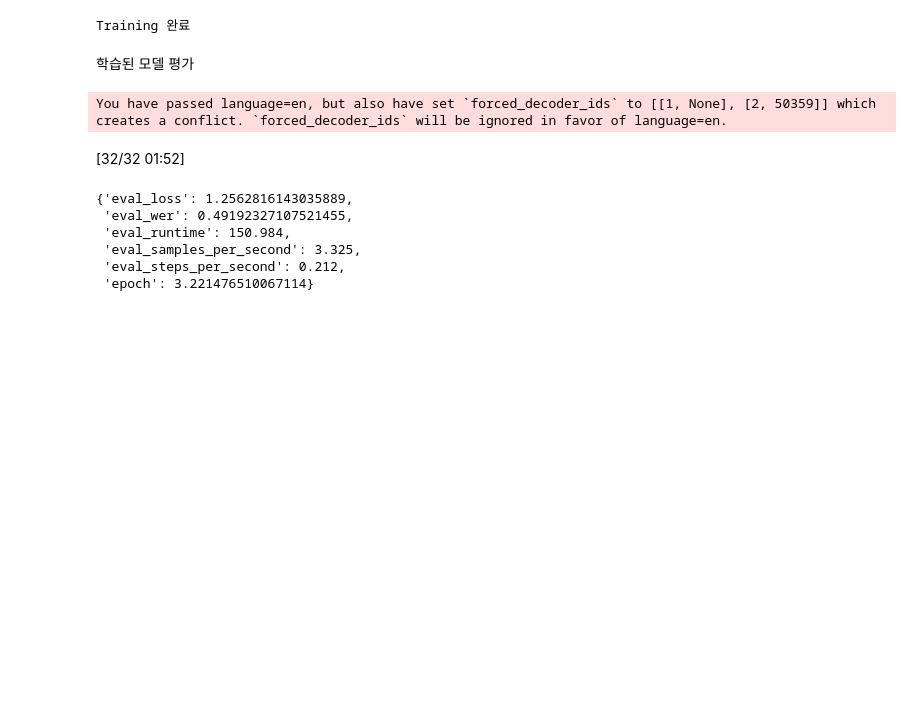
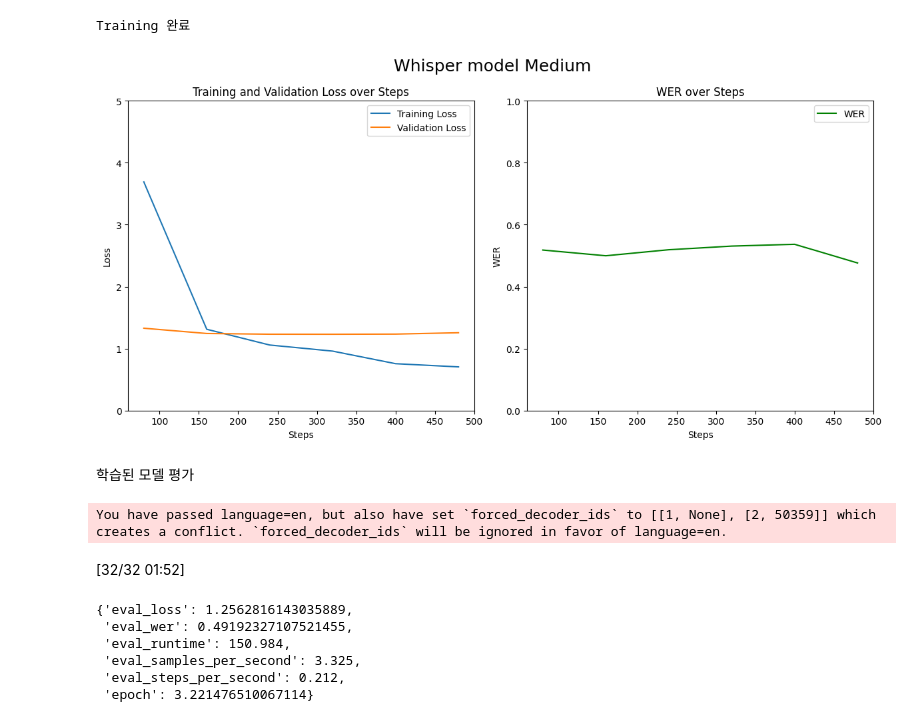
Before and after one commit to choiinju/comprehensive_design, a Jupyter notebook: modeling/model_finetune/modeling_medium_0529_test.ipynb, the cells around one changed output. Drawn from its saved outputs; the diff is of its cells as text; code cells hidden in the pictures; blank space fills up the shorter version.

```diff
--- a/modeling/model_finetune/modeling_medium_0529_test.ipynb
+++ b/modeling/model_finetune/modeling_medium_0529_test.ipynb
@@ -261,46 +239,48 @@ Some non-default generation parameters are set in the model config. These should
 Non-default generation parameters: {'max_length': 448, 'suppress_tokens': [], 'begin_suppress_tokens': [220, 50257]}
 Training 완료
 # %%
-# import pandas as pd
-# import matplotlib.pyplot as plt
+import pandas as pd
+import matplotlib.pyplot as plt
 
-# # 데이터 준비
-# steps = [80, 160, 240, 320, 400, 480]
-# train_losses = [3.651400, 1.547800, 1.183700, 1.092600, 0.930500, 0.896300]
-# val_losses = [1.895640, 1.313774, 1.284620, 1.276894, 1.275117, 1.274415]
-# wer_list = [0.512115, 0.504038, 0.506815, 0.492680, 0.542403, 0.483342]
+# 데이터 준비
+steps = [80, 160, 240, 320, 400, 480]
+train_losses = [3.690800, 1.311900, 1.058200, 0.959300	, 0.756900, 0.705200]
+val_losses = [1.329034, 1.244087, 1.232604, 1.231918, 1.234329, 1.256282]
+wer_list = [0.518173, 0.499748, 0.519182, 0.531045, 0.536850, 0.476527]
 
-# # 데이터프레임 생성
-# df = pd.DataFrame({
-#     'Steps': steps,
-#     'Training Loss': train_losses,
-#     'Validation Loss': val_losses,
-#     'WER': wer_list
-# })
+# 데이터프레임 생성
+df = pd.DataFrame({
+    'Steps': steps,
+    'Training Loss': train_losses,
+    'Validation Loss': val_losses,
+    'WER': wer_list
+})
 
-# # 그래프 생성 (1,2 배치)
-# fig, (ax1, ax2) = plt.subplots(nrows=1, ncols=2, figsize=(12, 6))
+# 그래프 생성 (1,2 배치)
+fig, (ax1, ax2) = plt.subplots(nrows=1, ncols=2, figsize=(12, 6))
 
-# # 첫 번째 그래프 (Training Loss, Validation Loss)
-# df.plot(x='Steps', y=['Training Loss', 'Validation Loss'], kind='line', ax=ax1)
-# ax1.set_title('Training and Validation Loss over Steps')
-# ax1.set_xlabel('Steps')
-# ax1.set_ylabel('Loss')
-# ax1.set_ylim([0, 5])  # y축의 범위를 0에서 5로 설정
-# ax1.legend()
+# 첫 번째 그래프 (Training Loss, Validation Loss)
+df.plot(x='Steps', y=['Training Loss', 'Validation Loss'], kind='line', ax=ax1)
+ax1.set_title('Training and Validation Loss over Steps')
+ax1.set_xlabel('Steps')
+ax1.set_ylabel('Loss')
+ax1.set_ylim([0, 5])  # y축의 범위를 0에서 5로 설정
+ax1.legend()
 
-# # 두 번째 그래프 (WER)
-# df.plot(x='Steps', y='WER', kind='line', color='green', ax=ax2)
-# ax2.set_title('WER over Steps')
-# ax2.set_xlabel('Steps')
-# ax2.set_ylabel('WER')
-# ax2.set_ylim([0, 1])  # y축의 범위를 0에서 5로 설정
+# 두 번째 그래프 (WER)
+df.plot(x='Steps', y='WER', kind='line', color='green', ax=ax2)
+ax2.set_title('WER over Steps')
+ax2.set_xlabel('Steps')
+ax2.set_ylabel('WER')
+ax2.set_ylim([0, 1])  # y축의 범위를 0에서 5로 설정
 
-# # 전체 그래프에 대한 제목 추가
-# fig.suptitle('Whisper model Tiny', fontsize=18)
+# 전체 그래프에 대한 제목 추가
+fig.suptitle('Whisper model Medium', fontsize=18)
 
-# plt.tight_layout()
-# plt.show()
+plt.tight_layout()
+plt.show()
+# %% [output]
+[figure, added]
 # %% [markdown]
 학습된 모델 평가
 # %%
```
Also changed, not shown: parts of 2 cells of this notebook.
